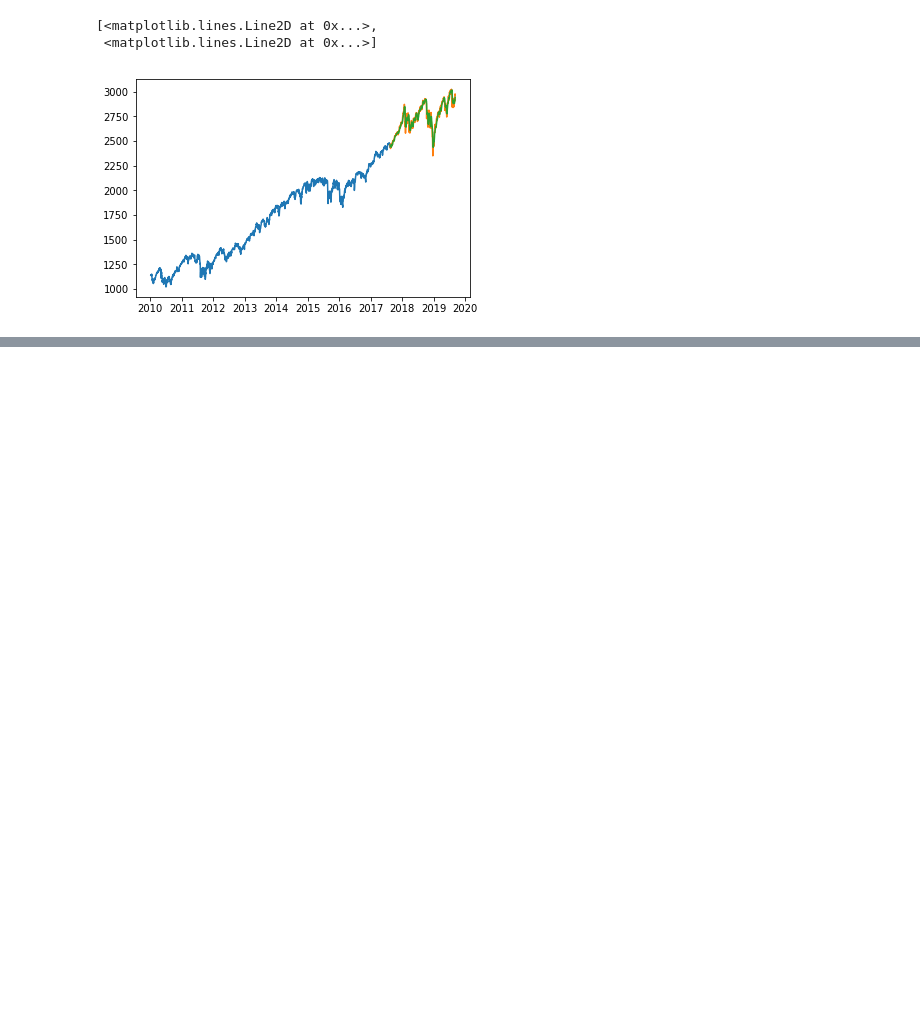
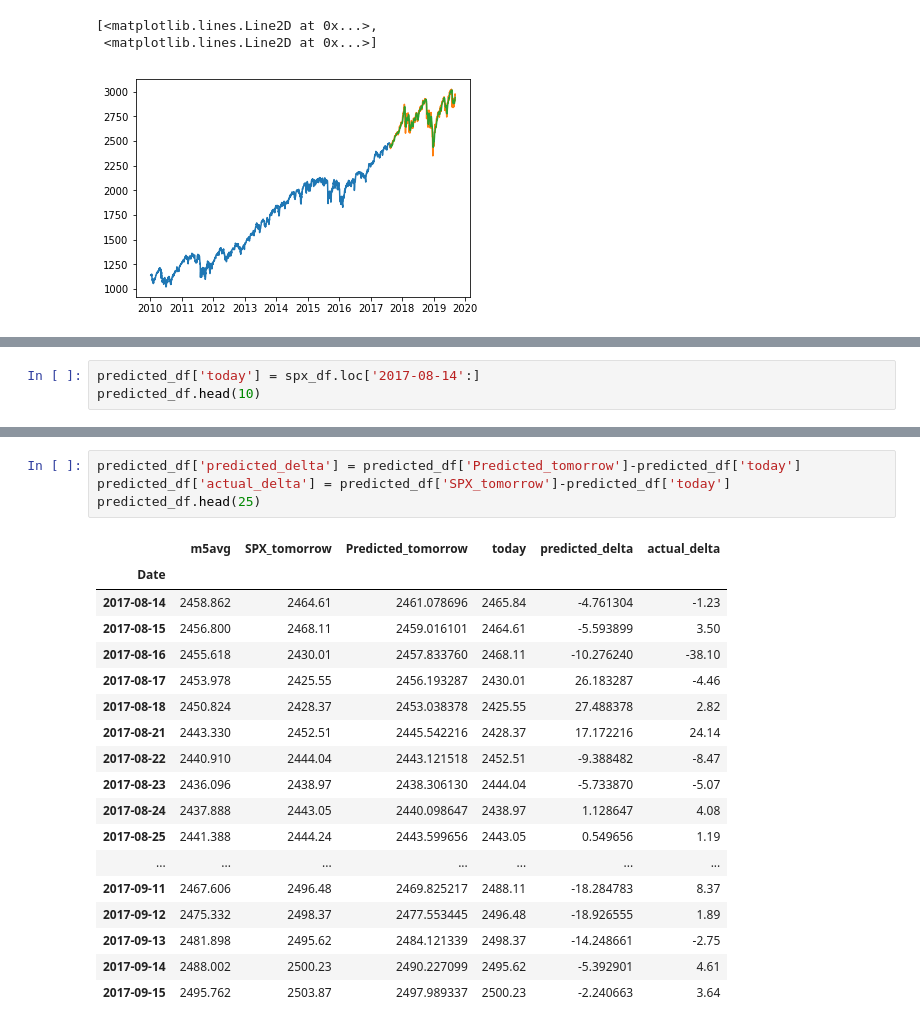
Before and after one commit to blake2323/VIX-vs-SPX-a, a Jupyter notebook: buy_conf.ipynb, the cells around one changed output, grey strips where cells are left out. Saved outputs shown, nothing was run; the diff lists cells and outputs as text; blank space fills up the shorter version.

```diff
--- a/buy_conf.ipynb
+++ b/buy_conf.ipynb
@@ -504,0 +581,3 @@ plt.show()
+# %%
+predicted_df['today'] = spx_df.loc['2017-08-14':]
+predicted_df.head(10)
@@ -504,0 +597,23 @@ plt.show()
+# %%
+predicted_df['predicted_delta'] = predicted_df['Predicted_tomorrow']-predicted_df['today']
+predicted_df['actual_delta'] = predicted_df['SPX_tomorrow']-predicted_df['today']
+predicted_df.head(25)
+# %% [output]
+|  | m5avg | SPX_tomorrow | Predicted_tomorrow | today | predicted_delta | actual_delta |
+| Date |  |  |  |  |  |  |
+| 2017-08-14 | 2458.862 | 2464.61 | 2461.078696 | 2465.84 | -4.761304 | -1.23 |
+| 2017-08-15 | 2456.800 | 2468.11 | 2459.016101 | 2464.61 | -5.593899 | 3.50 |
+| 2017-08-16 | 2455.618 | 2430.01 | 2457.833760 | 2468.11 | -10.276240 | -38.10 |
+| 2017-08-17 | 2453.978 | 2425.55 | 2456.193287 | 2430.01 | 26.183287 | -4.46 |
+| 2017-08-18 | 2450.824 | 2428.37 | 2453.038378 | 2425.55 | 27.488378 | 2.82 |
+| 2017-08-21 | 2443.330 | 2452.51 | 2445.542216 | 2428.37 | 17.172216 | 24.14 |
+| 2017-08-22 | 2440.910 | 2444.04 | 2443.121518 | 2452.51 | -9.388482 | -8.47 |
+| 2017-08-23 | 2436.096 | 2438.97 | 2438.306130 | 2444.04 | -5.733870 | -5.07 |
+| 2017-08-24 | 2437.888 | 2443.05 | 2440.098647 | 2438.97 | 1.128647 | 4.08 |
+| 2017-08-25 | 2441.388 | 2444.24 | 2443.599656 | 2443.05 | 0.549656 | 1.19 |
+| ... | ... | ... | ... | ... | ... | ... |
+| 2017-09-11 | 2467.606 | 2496.48 | 2469.825217 | 2488.11 | -18.284783 | 8.37 |
+| 2017-09-12 | 2475.332 | 2498.37 | 2477.553445 | 2496.48 | -18.926555 | 1.89 |
+| 2017-09-13 | 2481.898 | 2495.62 | 2484.121339 | 2498.37 | -14.248661 | -2.75 |
+| 2017-09-14 | 2488.002 | 2500.23 | 2490.227099 | 2495.62 | -5.392901 | 4.61 |
+| 2017-09-15 | 2495.762 | 2503.87 | 2497.989337 | 2500.23 | -2.240663 | 3.64 |
```
Also changed, not shown: parts of 16 cells of this notebook, 2 other files.
